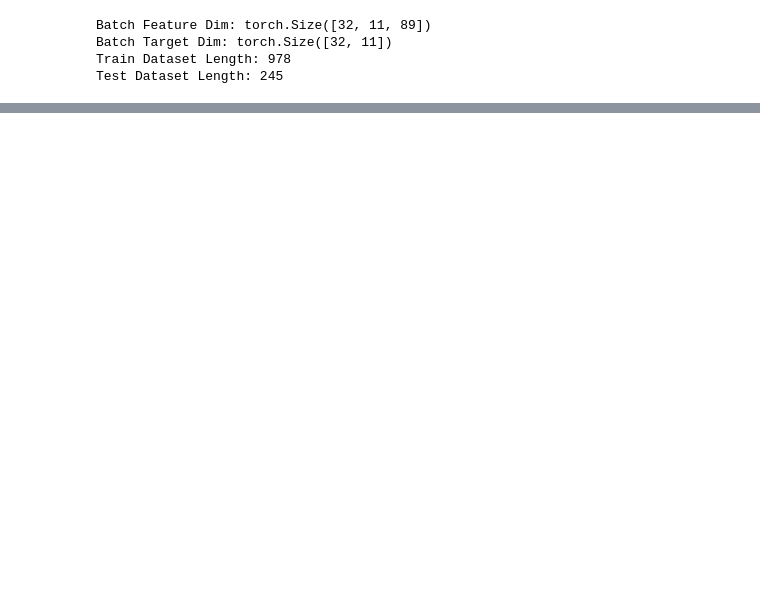
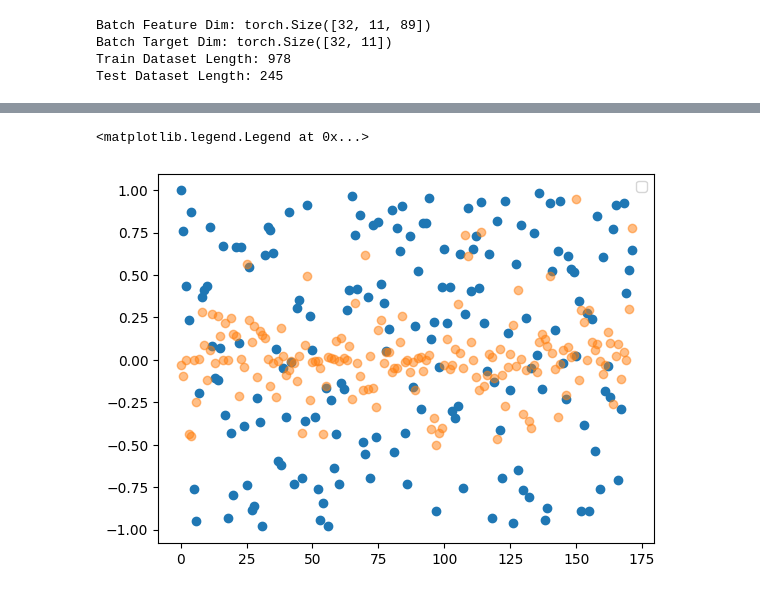
Before and after one commit to Retrospek/AlphaGrid, a Jupyter notebook: train.ipynb, the cells around one changed output, grey strips where cells are left out. Drawn from its saved outputs; the diff is of its cells as text; code cells hidden in the pictures; blank space fills up the shorter version.

```diff
--- a/train.ipynb
+++ b/train.ipynb
@@ -174,0 +217,11 @@ plt.plot(epoch_losses)
+# %%
+x = np.linspace(start=0, stop=len(within_bounds_outputs) - 1, num=len(within_bounds_outputs))
+
+plt.scatter(x, within_bounds_outputs, alpha=1)
+#plt.scatter(x, all_truths, alpha=0.05)
+plt.scatter(x, within_bounds_truths, alpha=0.5)
+
+plt.legend()
+# %% [output]
+<matplotlib.legend.Legend at 0x...>
+[figure, added]
```
Also changed, not shown: parts of 10 cells of this notebook, 2 other files.
